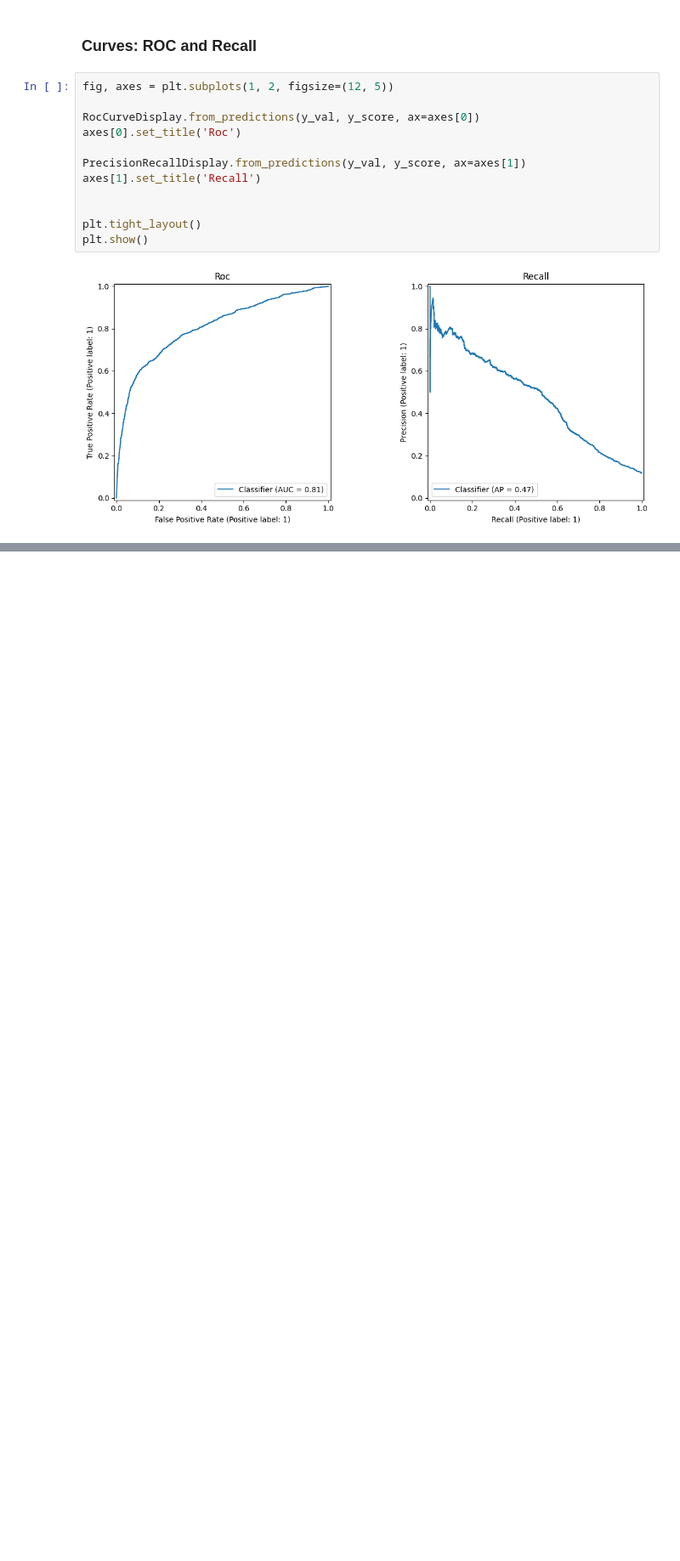
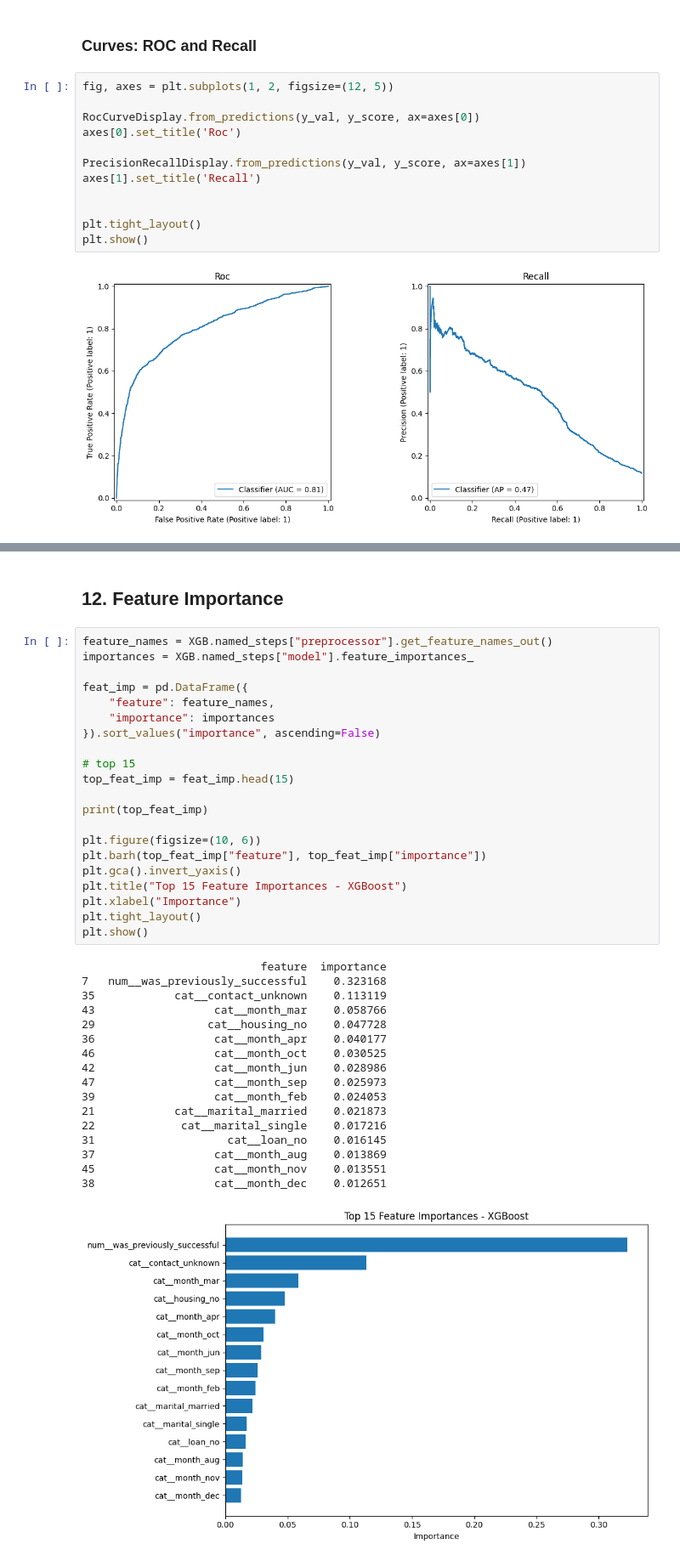
Before and after one commit to HassanHijaze/bank-marketing-subscription-prediction, a Jupyter notebook: notebooks/bank_marketing_prediction.ipynb, the cells around one changed output, grey strips where cells are left out. Shown at 85% size. Saved outputs shown, nothing was run; the diff lists cells and outputs as text; blank space fills up the shorter version.

Commit message:
refine final evaluation, feature importance, and business interpretation

```diff
--- a/notebooks/bank_marketing_prediction.ipynb
+++ b/notebooks/bank_marketing_prediction.ipynb
@@ -658,0 +721,41 @@ The ROC curve shows that the model has good discriminative performance, with an
+# %% [markdown]
+## 12. Feature Importance
+# %%
+feature_names = XGB.named_steps["preprocessor"].get_feature_names_out()
+importances = XGB.named_steps["model"].feature_importances_
+
+feat_imp = pd.DataFrame({
+    "feature": feature_names,
+    "importance": importances
+}).sort_values("importance", ascending=False)
+
+# top 15
+top_feat_imp = feat_imp.head(15)
+
+print(top_feat_imp)
+
+plt.figure(figsize=(10, 6))
+plt.barh(top_feat_imp["feature"], top_feat_imp["importance"])
+plt.gca().invert_yaxis()
+plt.title("Top 15 Feature Importances - XGBoost")
+plt.xlabel("Importance")
+plt.tight_layout()
+plt.show()
+# %% [output]
+                           feature  importance
+7   num__was_previously_successful    0.323168
+35            cat__contact_unknown    0.113119
+43                  cat__month_mar    0.058766
+29                 cat__housing_no    0.047728
+36                  cat__month_apr    0.040177
+46                  cat__month_oct    0.030525
+42                  cat__month_jun    0.028986
+47                  cat__month_sep    0.025973
+39                  cat__month_feb    0.024053
+21            cat__marital_married    0.021873
+22             cat__marital_single    0.017216
+31                    cat__loan_no    0.016145
+37                  cat__month_aug    0.013869
+45                  cat__month_nov    0.013551
+38                  cat__month_dec    0.012651
+[figure, added]
```
Also changed, not shown: parts of 9 cells of this notebook, 1 other file.
